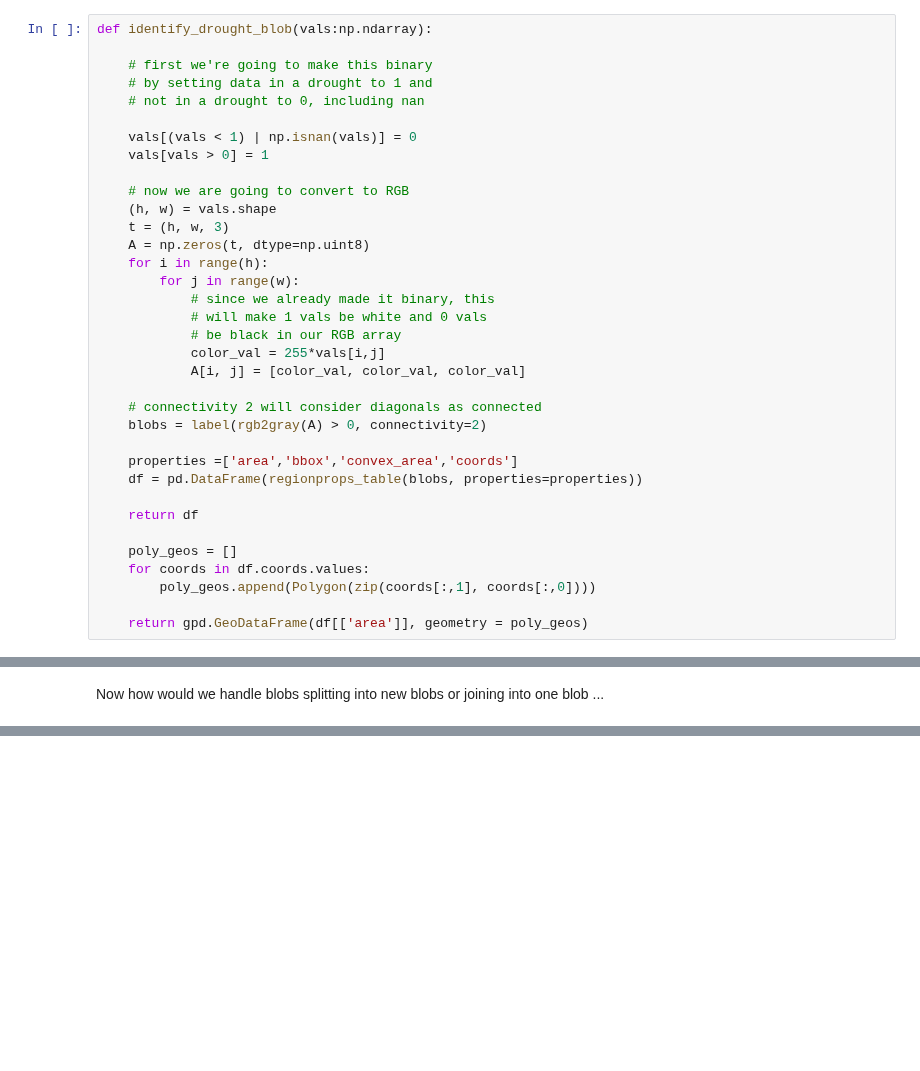
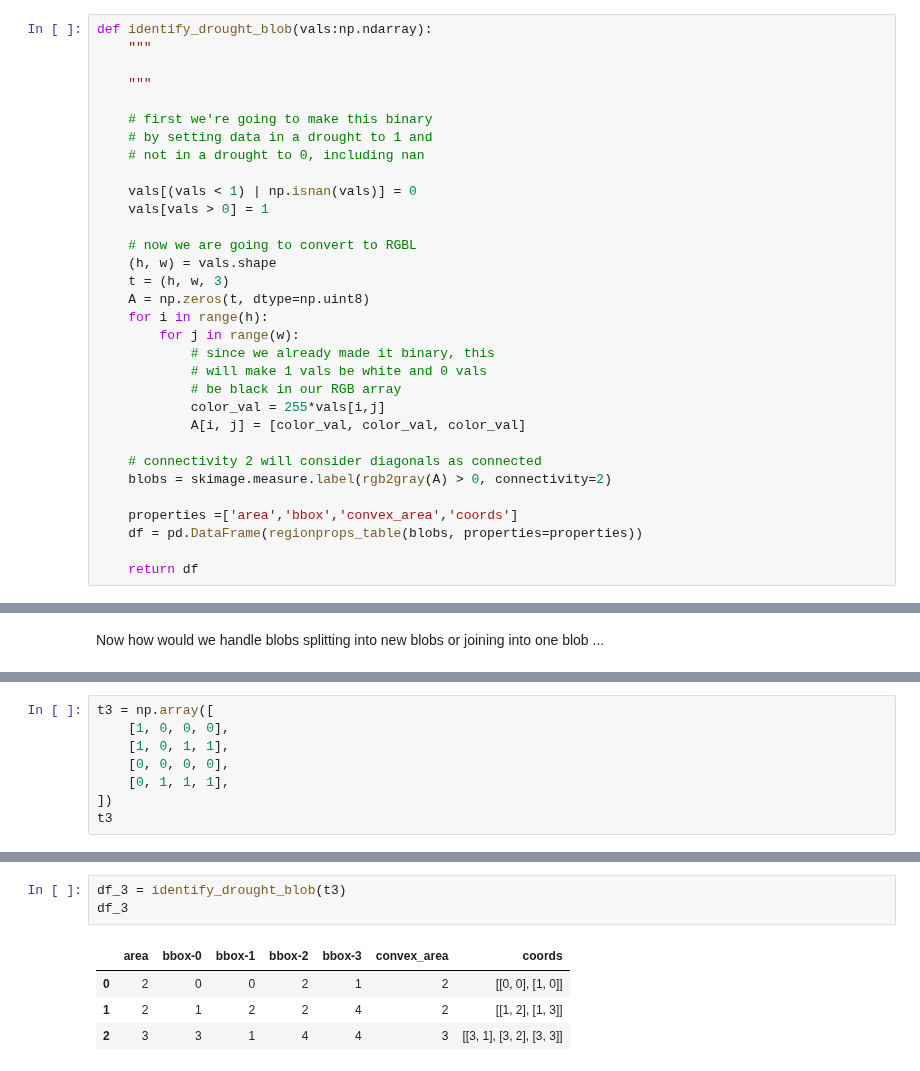
Before and after one commit to UW-Hydro/drought_impact, a Jupyter notebook: notebooks/explore/drought_event_tracking.ipynb, the cells around one changed output, grey strips where cells are left out. Cells and saved outputs as stored; diff of their text form; blank space fills up the shorter version.

```diff
--- a/notebooks/explore/drought_event_tracking.ipynb
+++ b/notebooks/explore/drought_event_tracking.ipynb
@@ -256,6 +256,9 @@ h, w
 from shapely.geometry import Polygon
 # %%
 def identify_drought_blob(vals:np.ndarray):
+    """
+
+    """
 
     # first we're going to make this binary
     # by setting data in a drought to 1 and
@@ -264,7 +267,7 @@ def identify_drought_blob(vals:np.ndarray):
     vals[(vals < 1) | np.isnan(vals)] = 0
     vals[vals > 0] = 1
 
-    # now we are going to convert to RGB
+    # now we are going to convert to RGBL
     (h, w) = vals.shape
     t = (h, w, 3)
     A = np.zeros(t, dtype=np.uint8)
@@ -277,18 +280,12 @@ def identify_drought_blob(vals:np.ndarray):
             A[i, j] = [color_val, color_val, color_val]
 
     # connectivity 2 will consider diagonals as connected
-    blobs = label(rgb2gray(A) > 0, connectivity=2)
+    blobs = skimage.measure.label(rgb2gray(A) > 0, connectivity=2)
 
     properties =['area','bbox','convex_area','coords']
     df = pd.DataFrame(regionprops_table(blobs, properties=properties))
 
     return df
-
-    poly_geos = []
-    for coords in df.coords.values:
-        poly_geos.append(Polygon(zip(coords[:,1], coords[:,0])))
-
-    return gpd.GeoDataFrame(df[['area']], geometry = poly_geos)
 # %%
 blobs = identify_drought_blob(test_vals)
 blobs
@@ -364,0 +495,8 @@ Now how would we handle blobs splitting into new blobs or joining into one blob
+# %%
+t3 = np.array([
+    [1, 0, 0, 0],
+    [1, 0, 1, 1],
+    [0, 0, 0, 0],
+    [0, 1, 1, 1],
+])
+t3
@@ -364,0 +589,8 @@ Now how would we handle blobs splitting into new blobs or joining into one blob
+# %%
+df_3 = identify_drought_blob(t3)
+df_3
+# %% [output]
+|  | area | bbox-0 | bbox-1 | bbox-2 | bbox-3 | convex_area | coords |
+| 0 | 2 | 0 | 0 | 2 | 1 | 2 | [[0, 0], [1, 0]] |
+| 1 | 2 | 1 | 2 | 2 | 4 | 2 | [[1, 2], [1, 3]] |
+| 2 | 3 | 3 | 1 | 4 | 4 | 3 | [[3, 1], [3, 2], [3, 3]] |
```
Also changed, not shown: parts of 53 cells of this notebook.
